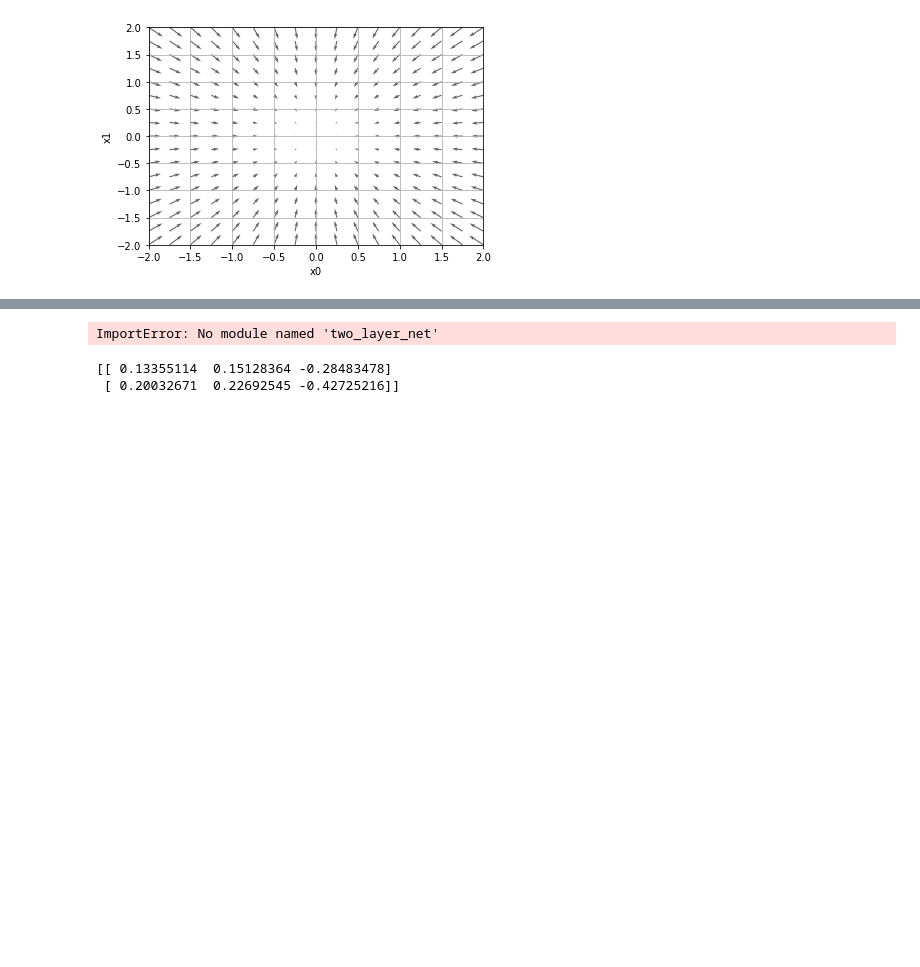
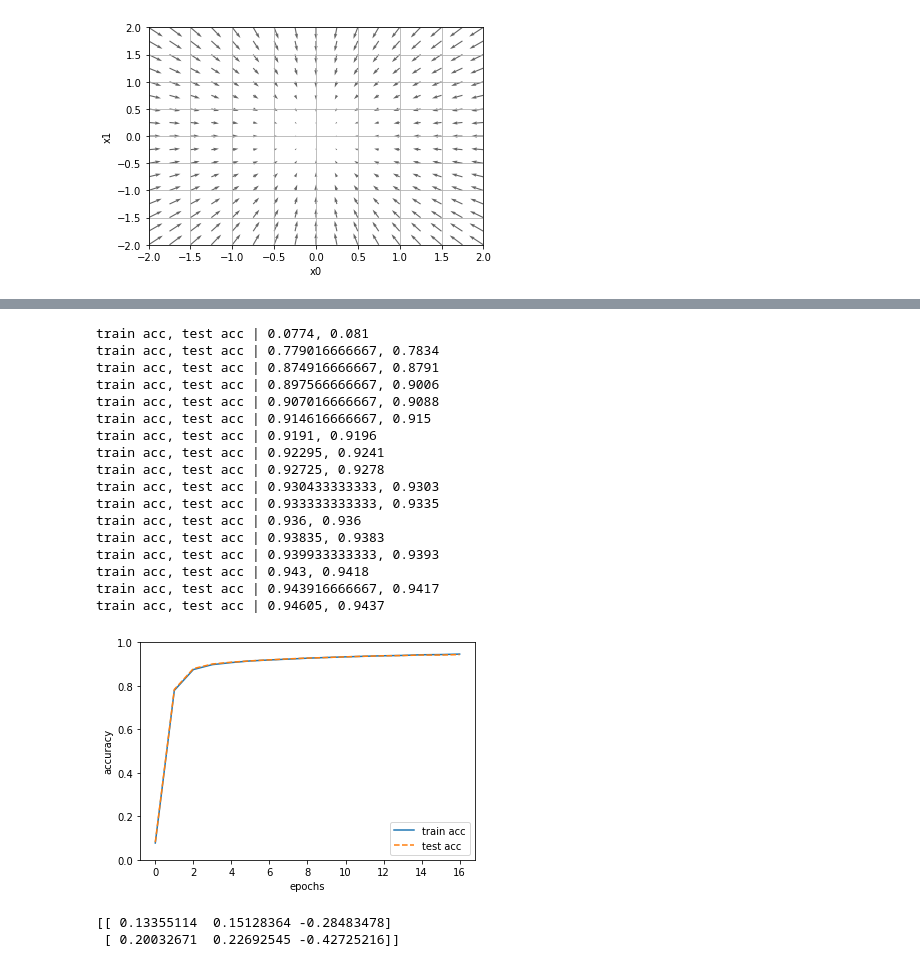
Before and after one commit to MartinPons/jupnb, a Jupyter notebook: ch01/ch04.ipynb, the cells around one changed output, grey strips where cells are left out. Saved outputs shown, nothing was run; the diff lists cells and outputs as text; code cells hidden in the pictures; blank space fills up the shorter version.

```diff
--- a/ch01/ch04.ipynb
+++ b/ch01/ch04.ipynb
@@ -237,7 +236,7 @@ sys.path.append(os.pardir)  # 부모 디렉터리의 파일을 가져올 수 있
 import numpy as np
 import matplotlib.pyplot as plt
 from dataset.mnist import load_mnist
-3from two_layer_net import TwoLayerNet
+#from two_layer_net import TwoLayerNet
 
 # 데이터 읽기
 (x_train, t_train), (x_test, t_test) = load_mnist(normalize=True, one_hot_label=True)
@@ -267,34 +266,51 @@ for i in range(iters_num):
     #grad = network.numerical_gradient(x_batch, t_batch)
     grad = network.gradient(x_batch, t_batch)
 
     # 매개변수 갱신
     for key in ('W1', 'b1', 'W2', 'b2'):
         network.params[key] -= learning_rate * grad[key]
 
     # 학습 경과 기록
     loss = network.loss(x_batch, t_batch)
     train_loss_list.append(loss)
 
     # 1에폭당 정확도 계산
     if i % iter_per_epoch == 0:
         train_acc = network.accuracy(x_train, t_train)
         test_acc = network.accuracy(x_test, t_test)
         train_acc_list.append(train_acc)
         test_acc_list.append(test_acc)
         print("train acc, test acc | " + str(train_acc) + ", " + str(test_acc))
 
 # 그래프 그리기
 markers = {'train': 'o', 'test': 's'}
 x = np.arange(len(train_acc_list))
 plt.plot(x, train_acc_list, label='train acc')
 plt.plot(x, test_acc_list, label='test acc', linestyle='--')
 plt.xlabel("epochs")
 plt.ylabel("accuracy")
 plt.ylim(0, 1.0)
 plt.legend(loc='lower right')
 plt.show()
 # %% [output]
-ImportError: No module named 'two_layer_net'
+train acc, test acc | 0.0774, 0.081
+train acc, test acc | 0.779016666667, 0.7834
+train acc, test acc | 0.874916666667, 0.8791
+train acc, test acc | 0.897566666667, 0.9006
+train acc, test acc | 0.907016666667, 0.9088
+train acc, test acc | 0.914616666667, 0.915
+train acc, test acc | 0.9191, 0.9196
+train acc, test acc | 0.92295, 0.9241
+train acc, test acc | 0.92725, 0.9278
+train acc, test acc | 0.930433333333, 0.9303
+train acc, test acc | 0.933333333333, 0.9335
+train acc, test acc | 0.936, 0.936
+train acc, test acc | 0.93835, 0.9383
+train acc, test acc | 0.939933333333, 0.9393
+train acc, test acc | 0.943, 0.9418
+train acc, test acc | 0.943916666667, 0.9417
+train acc, test acc | 0.94605, 0.9437
+[figure, added]
 # %%
 # gradient_simplenet.py
 # coding: utf-8
```
Also changed, not shown: parts of 2 cells of this notebook.
